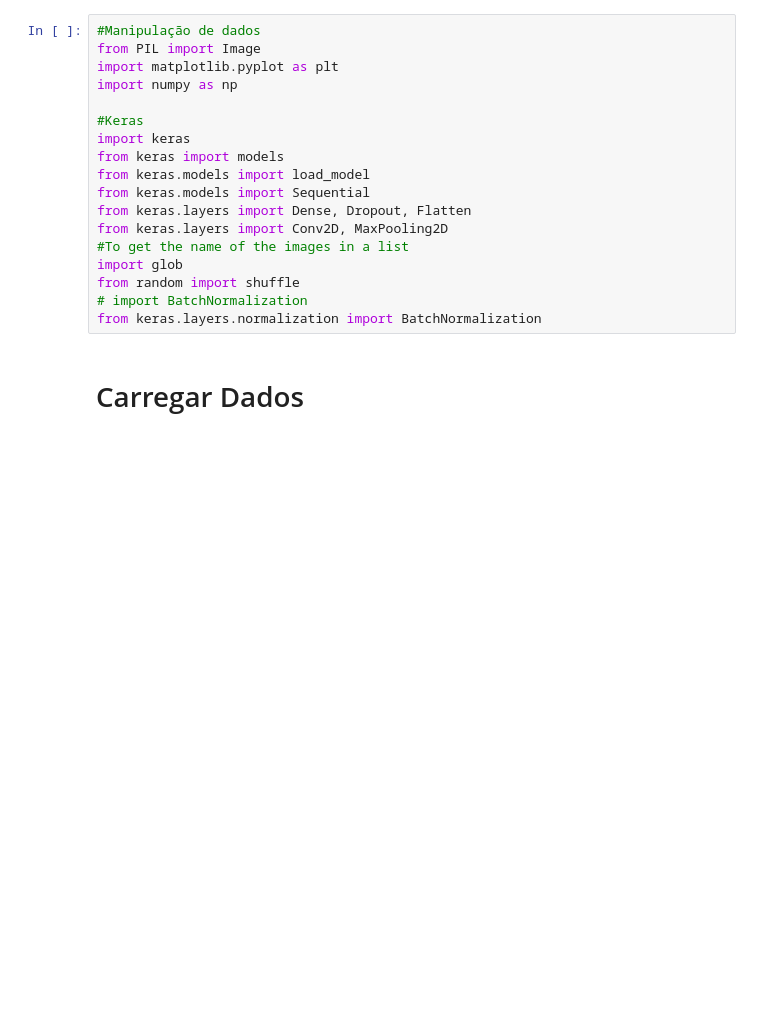
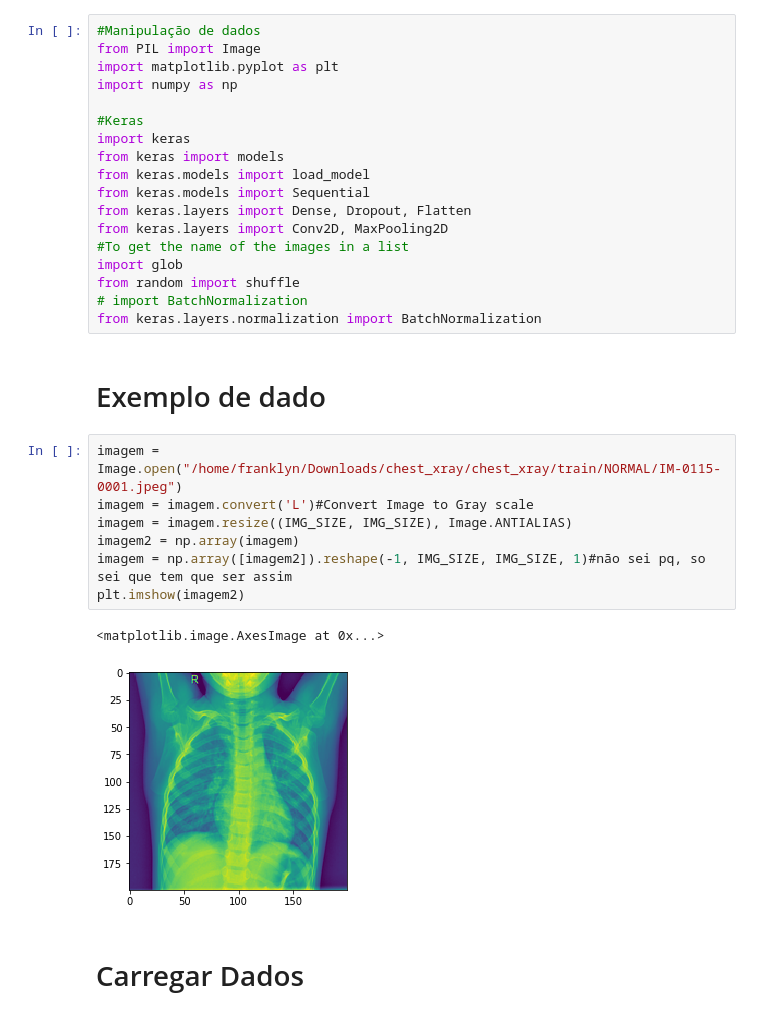
Before and after one commit to InsightLab/data-science-cookbook, a Jupyter notebook: Apresentacao.ipynb, the cells around one changed output. Saved outputs shown, nothing was run; the diff lists cells and outputs as text; blank space fills up the shorter version.

```diff
--- a/Apresentacao.ipynb
+++ b/Apresentacao.ipynb
@@ -57,6 +45,18 @@ import glob
 from random import shuffle
 # import BatchNormalization
 from keras.layers.normalization import BatchNormalization
+# %% [markdown]
+# Exemplo de dado
+# %%
+imagem = Image.open("/home/franklyn/Downloads/chest_xray/chest_xray/train/NORMAL/IM-0115-0001.jpeg")
+imagem = imagem.convert('L')#Convert Image to Gray scale
+imagem = imagem.resize((IMG_SIZE, IMG_SIZE), Image.ANTIALIAS)
+imagem2 = np.array(imagem)
+imagem = np.array([imagem2]).reshape(-1, IMG_SIZE, IMG_SIZE, 1)#não sei pq, so sei que tem que ser assim
+plt.imshow(imagem2)
+# %% [output]
+<matplotlib.image.AxesImage at 0x...>
+[figure, added]
 # %% [markdown]
 # Carregar Dados
 # %%
```
Also changed, not shown: parts of 19 cells of this notebook.
